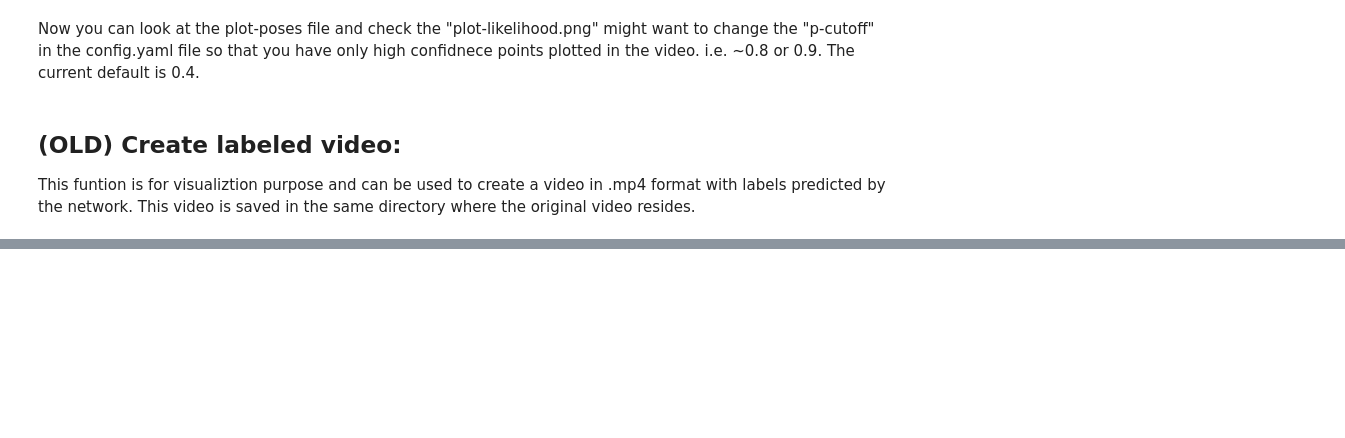
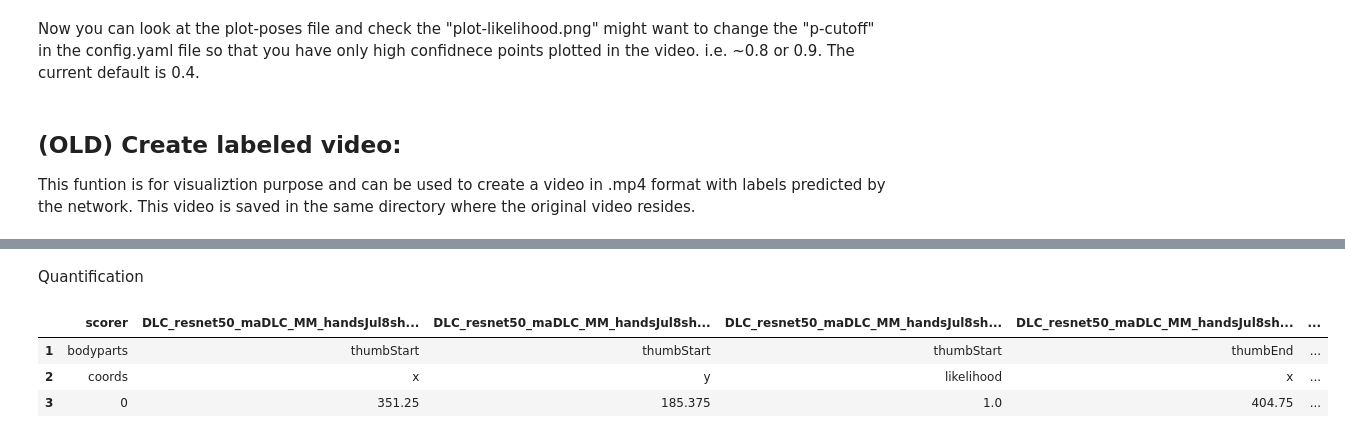
Before and after one commit to Bearbrice/maDLC_MM_hands_trained, a Jupyter notebook: Berclaz_Colab_maDLC_Analyze.ipynb, the cells around one changed output, grey strips where cells are left out. Saved outputs shown, nothing was run; the diff lists cells and outputs as text; code cells hidden in the pictures; blank space fills up the shorter version.

```diff
--- a/Berclaz_Colab_maDLC_Analyze.ipynb
+++ b/Berclaz_Colab_maDLC_Analyze.ipynb
@@ -232,0 +411,2 @@ deeplabcut.create_labeled_video(path_config_file,videofile_path)
+# %% [markdown]
+Quantification
@@ -232,0 +427,2 @@ deeplabcut.create_labeled_video(path_config_file,videofile_path)
+# %%
+video = pd.read_csv('/content/maDLC_MM_hands_trained/Inference_videos/Video_Pers2_CUTDLC_resnet50_maDLC_MM_handsJul8shuffle1_10000_bx_filtered.csv')
@@ -232,0 +498,7 @@ deeplabcut.create_labeled_video(path_config_file,videofile_path)
+# %%
+video.head(3)
+# %% [output]
+|  | scorer | DLC_resnet50_maDLC_MM_handsJul8sh... | DLC_resnet50_maDLC_MM_handsJul8sh... | DLC_resnet50_maDLC_MM_handsJul8sh... | DLC_resnet50_maDLC_MM_handsJul8sh... | ... |
+| 1 | bodyparts | thumbStart | thumbStart | thumbStart | thumbEnd | ... |
+| 2 | coords | x | y | likelihood | x | ... |
+| 3 | 0 | 351.25 | 185.375 | 1.0 | 404.75 | ... |
```
Also changed, not shown: parts of 16 cells of this notebook.
